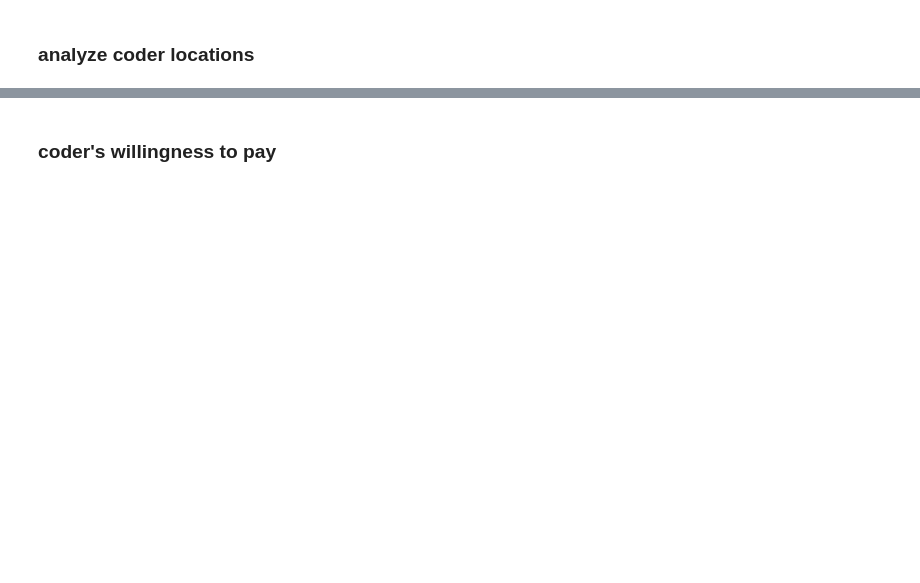
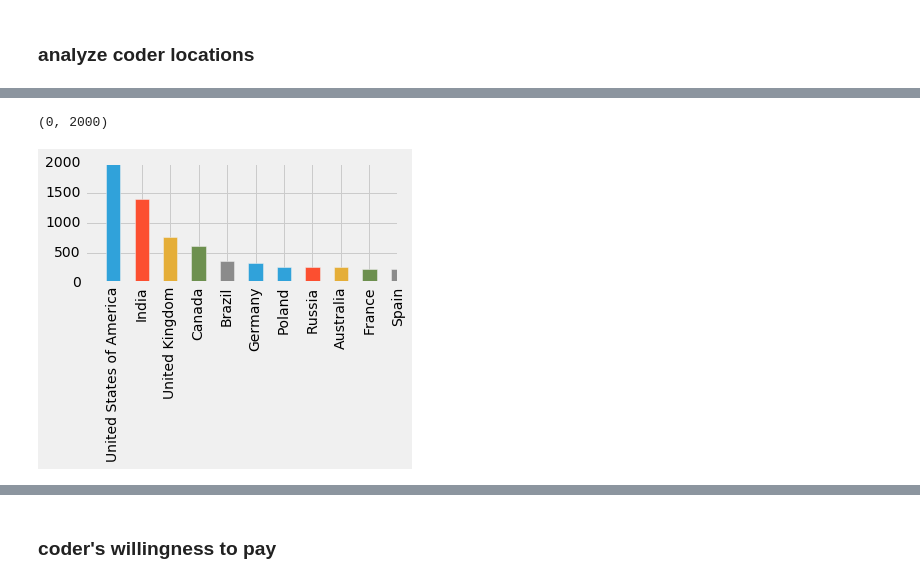
Before and after one commit to Xuehong-pdx/Self-directed-learning-Python_Projects, a Jupyter notebook: find the best markets to advertise in.ipynb, the cells around one changed output, grey strips where cells are left out. Cells and saved outputs as stored; diff of their text form; code cells hidden in the pictures; blank space fills up the shorter version.

```diff
--- a/find the best markets to advertise in.ipynb
+++ b/find the best markets to advertise in.ipynb
@@ -59,0 +65,9 @@ coder_loc_freq.plot.bar()
+# %%
+freq = df['CountryLive'].value_counts()
+plt.figure(figsize=(5,2))
+freq.plot.bar()
+plt.xlim(-1,10)
+plt.ylim(0, 2000)
+# %% [output]
+(0, 2000)
+[figure, added]
```
Also changed, not shown: parts of 17 cells of this notebook.
